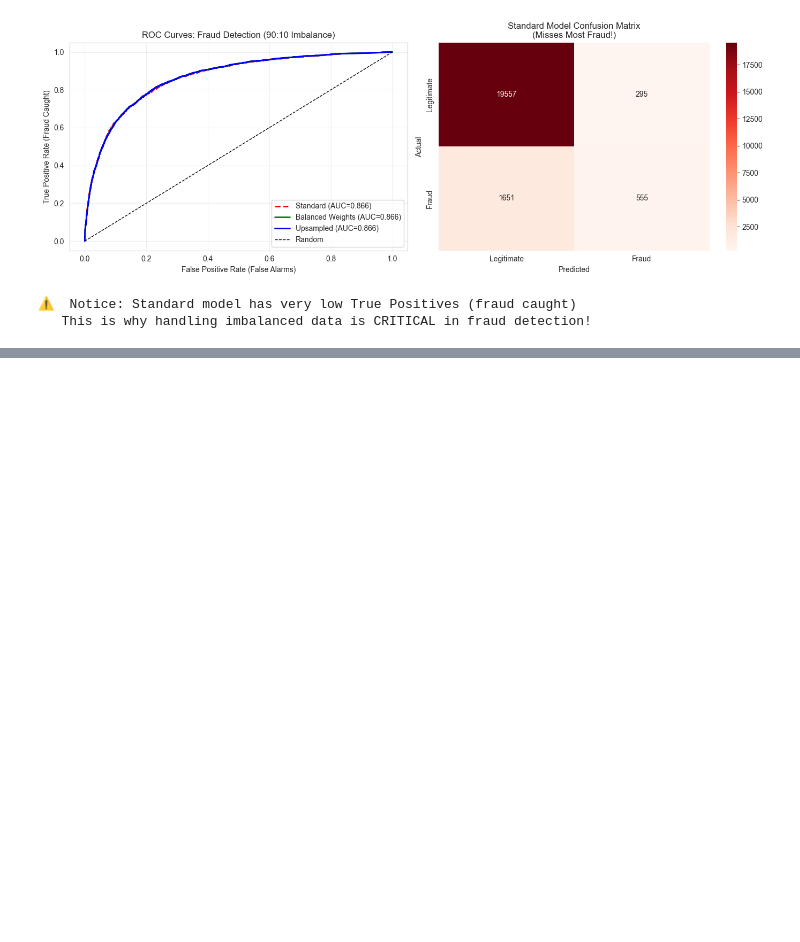
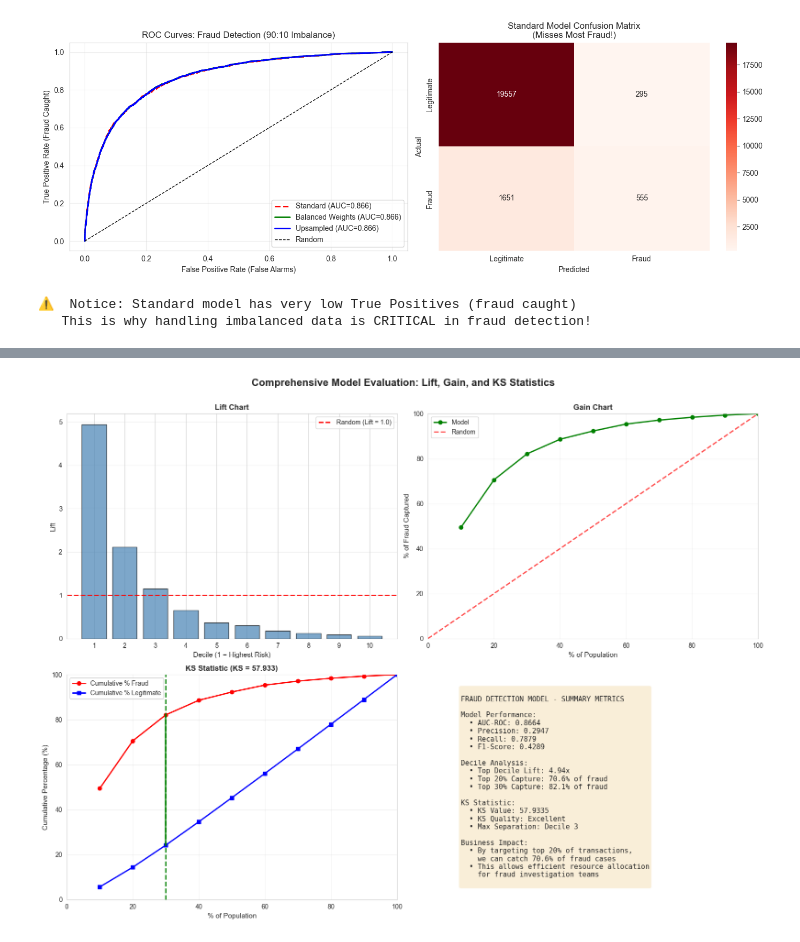
Before and after one commit to varunchach/eval_metrics_class_imbalance, a Jupyter notebook: demo_ml.ipynb, the cells around one changed output, grey strips where cells are left out. Cells and saved outputs as stored; diff of their text form; code cells hidden in the pictures; blank space fills up the shorter version.

```diff
--- a/demo_ml.ipynb
+++ b/demo_ml.ipynb
@@ -1081,0 +1373,11 @@ print("   This is why handling imbalanced data is CRITICAL in fraud detection!")
+# %%
+# Find maximum KS (KS statistic)
+ks_statistic = df_decile_stats['ks'].max()
+ks_decile = df_decile_stats.loc[df_decile_stats['ks'].idxmax(), 'decile']
+
+print("\n" + "=" * 80)
+print("KS STATISTIC RESULTS")
+print("=" * 80)
+print(f"KS Statistic: {ks_statistic:.4f} ({ks_statistic*100:.2f}%)")
+print(f"Maximum separation occurs at Decile {int(ks_decile)}")
+print(f"\nModel Quality: ", end="")
@@ -1081,0 +1553,83 @@ print("   This is why handling imbalanced data is CRITICAL in fraud detection!")
+# %%
+# Create comprehensive visualization
+fig, axes = plt.subplots(2, 2, figsize=(16, 12))
+
+# 1. Lift Chart (Top Left)
+axes[0, 0].bar(df_decile_stats['decile'], df_decile_stats['lift'],
+               color='steelblue', edgecolor='black', alpha=0.7)
+axes[0, 0].axhline(y=1.0, color='red', linestyle='--', linewidth=2, label='Random (Lift = 1.0)')
+axes[0, 0].set_xlabel('Decile (1 = Highest Risk)', fontsize=11)
+axes[0, 0].set_ylabel('Lift', fontsize=11)
+axes[0, 0].set_title('Lift Chart', fontsize=12, fontweight='bold')
+axes[0, 0].set_xticks(range(1, 11))
+axes[0, 0].grid(True, alpha=0.3, axis='y')
+axes[0, 0].legend()
+
+# 2. Gain Chart (Top Right)
+axes[0, 1].plot(df_decile_stats['cumulative_pct_population'],
+                df_decile_stats['cumulative_pct_fraud'],
+                marker='o', linewidth=2, markersize=6, label='Model', color='green')
+axes[0, 1].plot([0, 100], [0, 100], 'r--', linewidth=2, label='Random', alpha=0.7)
+axes[0, 1].set_xlabel('% of Population', fontsize=11)
+axes[0, 1].set_ylabel('% of Fraud Captured', fontsize=11)
+axes[0, 1].set_title('Gain Chart', fontsize=12, fontweight='bold')
+axes[0, 1].set_xlim(0, 100)
+axes[0, 1].set_ylim(0, 100)
+axes[0, 1].grid(True, alpha=0.3)
+axes[0, 1].legend()
+
+# 3. KS Statistic (Bottom Left)
+axes[1, 0].plot(df_decile_stats['cumulative_pct_population'],
+                df_decile_stats['cumulative_pct_fraud'],
+                marker='o', linewidth=2, markersize=6, label='Cumulative % Fraud', color='red')
+axes[1, 0].plot(df_decile_stats['cumulative_pct_population'],
+                df_decile_stats['cumulative_pct_legitimate'],
+                marker='s', linewidth=2, markersize=6, label='Cumulative % Legitimate', color='blue')
+axes[1, 0].axvline(x=ks_x, color='green', linestyle='--', linewidth=2)
+axes[1, 0].plot([ks_x, ks_x], [ks_y_legit, ks_y_fraud],
+                'g-', linewidth=3, alpha=0.7)
+axes[1, 0].set_xlabel('% of Population', fontsize=11)
+axes[1, 0].set_ylabel('Cumulative Percentage (%)', fontsize=11)
+axes[1, 0].set_title(f'KS Statistic (KS = {ks_statistic:.3f})', fontsize=12, fontweight='bold')
+axes[1, 0].set_xlim(0, 100)
+axes[1, 0].set_ylim(0, 100)
+axes[1, 0].grid(True, alpha=0.3)
+axes[1, 0].legend()
+
+# 4. Summary Table (Bottom Right)
+axes[1, 1].axis('off')
+summary_text = f"""
+FRAUD DETECTION MODEL - SUMMARY METRICS
+
+Model Performance:
+  • AUC-ROC: {auc_bal:.4f}
+  • Precision: {precision_score(y_fraud_test, y_fraud_pred_balanced):.4f}
+  • Recall: {recall_score(y_fraud_test, y_fraud_pred_balanced):.4f}
+  • F1-Score: {f1_score(y_fraud_test, y_fraud_pred_balanced):.4f}
+
+Decile Analysis:
+  • Top Decile Lift: {df_decile_stats.iloc[0]['lift']:.2f}x
+  • Top 20% Capture: {top_20_pct_fraud:.1f}% of fraud
+  • Top 30% Capture: {top_30_pct_fraud:.1f}% of fraud
+
+KS Statistic:
+  • KS Value: {ks_statistic:.4f}
+  • KS Quality: {'Excellent' if ks_statistic >= 0.5 else 'Good' if ks_statistic >= 0.4 else 'Fair'}
+  • Max Separation: Decile {int(ks_decile)}
+
+Business Impact:
+  • By targeting top 20% of transactions,
+    we can catch {top_20_pct_fraud:.1f}% of fraud cases
+  • This allows efficient resource allocation
+    for fraud investigation teams
+"""
+axes[1, 1].text(0.1, 0.5, summary_text, fontsize=11,
+                verticalalignment='center', family='monospace',
+                bbox=dict(boxstyle='round', facecolor='wheat', alpha=0.5))
+
+plt.suptitle('Comprehensive Model Evaluation: Lift, Gain, and KS Statistics',
+             fontsize=16, fontweight='bold', y=0.995)
+plt.tight_layout(rect=[0, 0, 1, 0.99])
+plt.show()
+# %% [output]
+[figure, added]
```
Also changed, not shown: parts of 29 cells of this notebook.
